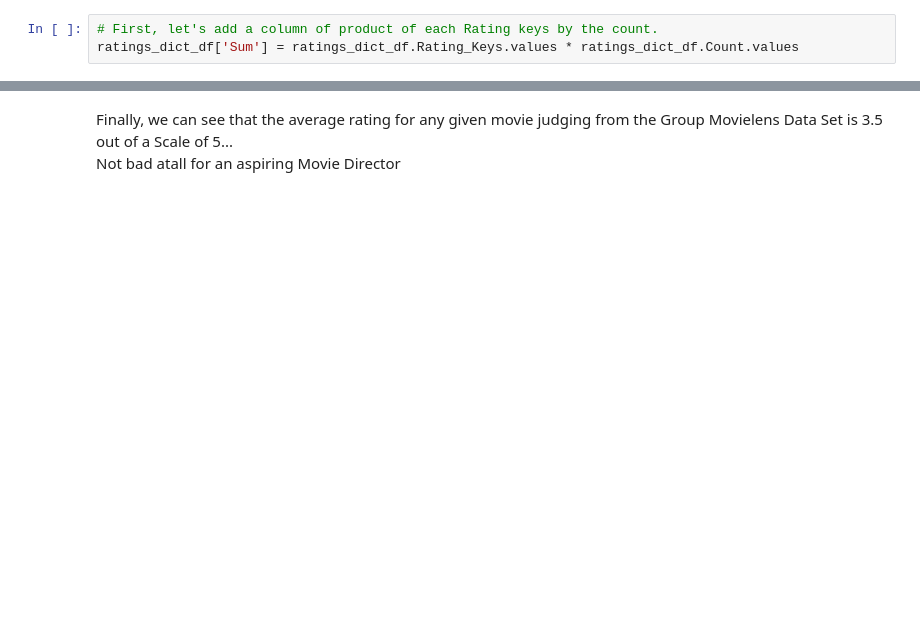
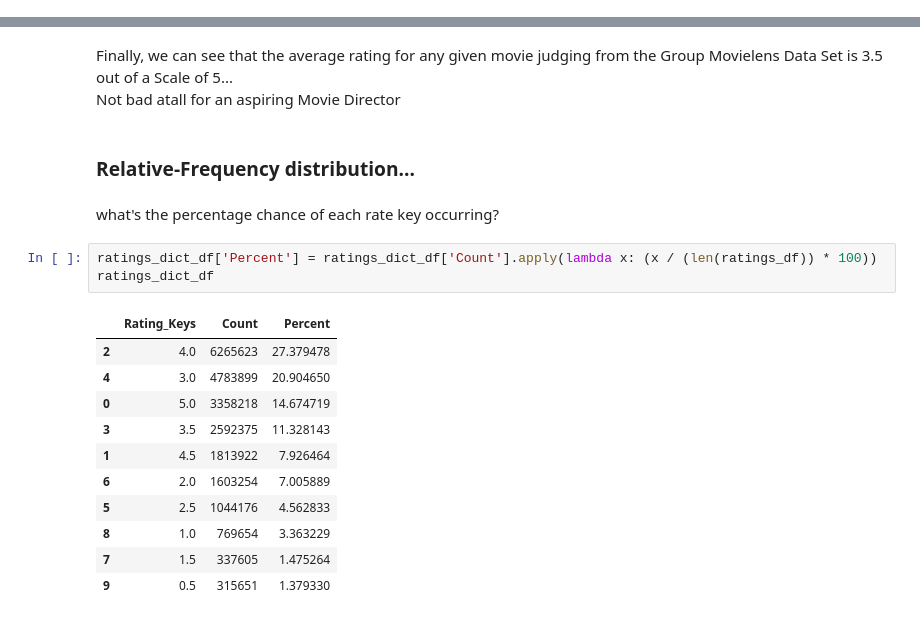
Before and after one commit to Lawrence-Krukrubo/EDA, a Jupyter notebook: iterators_and_iterables.ipynb, the cells around one changed output, grey strips where cells are left out. Cells and saved outputs as stored; diff of their text form; blank space fills up the shorter version.

```diff
--- a/iterators_and_iterables.ipynb
+++ b/iterators_and_iterables.ipynb
@@ -407,6 +439,3 @@ plt.show()
 ### Let's calculate the Average of The movie ratings.
 Note that since each count has numerous entries, we need to calculate the **Weighted-Average** of the distribution.<br>
 This simply means we multiply each rating key by the number of times it was rated and we add them all together and divide by the total number of ratings.
-# %%
-# First, let's add a column of product of each Rating keys by the count.
-ratings_dict_df['Sum'] = ratings_dict_df.Rating_Keys.values * ratings_dict_df.Count.values
@@ -432,3 +453,22 @@ Weighted_ave
 # %% [markdown]
 Finally, we can see that the average rating for any given movie judging from the Group Movielens Data Set is 3.5 out of a Scale of 5...<br>
 Not bad atall for an aspiring Movie Director
+# %% [markdown]
+### Relative-Frequency distribution...
+# %% [markdown]
+what's the percentage chance of each rate key occurring?
+# %%
+ratings_dict_df['Percent'] = ratings_dict_df['Count'].apply(lambda x: (x / (len(ratings_df)) * 100))
+ratings_dict_df
+# %% [output]
+|  | Rating_Keys | Count | Percent |
+| 2 | 4.0 | 6265623 | 27.379478 |
+| 4 | 3.0 | 4783899 | 20.904650 |
+| 0 | 5.0 | 3358218 | 14.674719 |
+| 3 | 3.5 | 2592375 | 11.328143 |
+| 1 | 4.5 | 1813922 | 7.926464 |
+| 6 | 2.0 | 1603254 | 7.005889 |
+| 5 | 2.5 | 1044176 | 4.562833 |
+| 8 | 1.0 | 769654 | 3.363229 |
+| 7 | 1.5 | 337605 | 1.475264 |
+| 9 | 0.5 | 315651 | 1.379330 |
```
Also changed, not shown: parts of 21 cells of this notebook.
